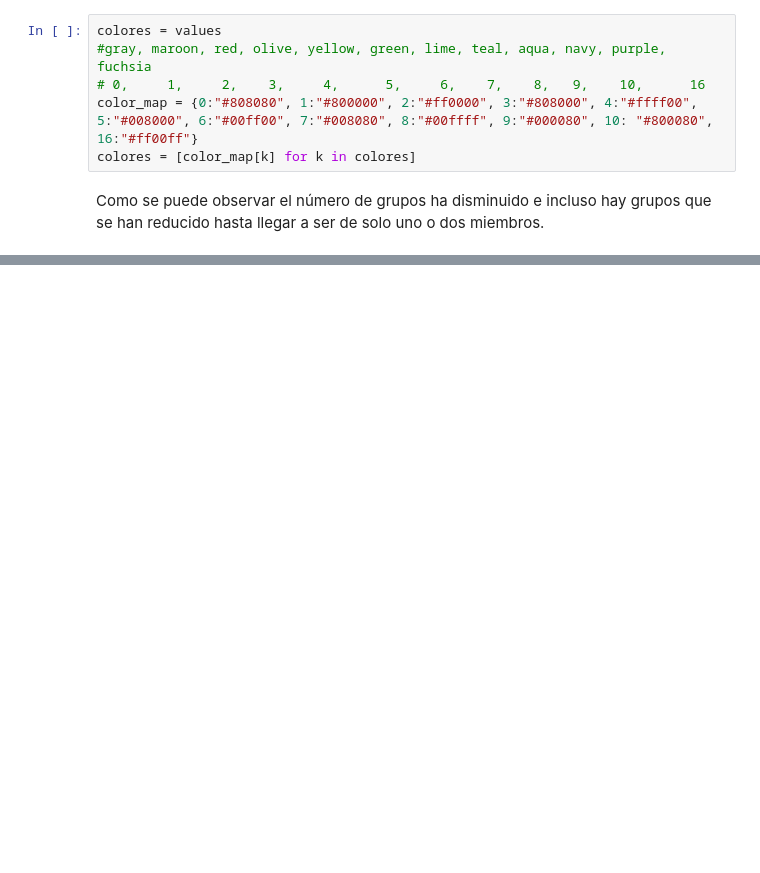
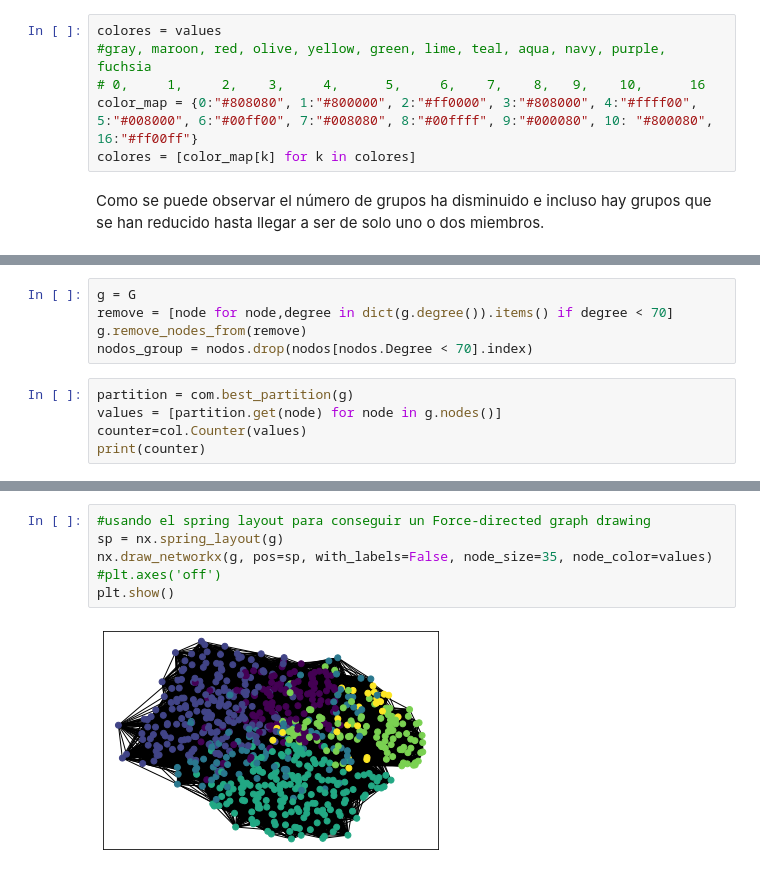
Before and after one commit to AlbertoGarciaDomenech/Practicas-SOC, a Jupyter notebook: Practica1/MarvelCharacters-Copy1.ipynb, the cells around one changed output, grey strips where cells are left out. Cells and saved outputs as stored; diff of their text form; blank space fills up the shorter version.

```diff
--- a/Practica1/MarvelCharacters-Copy1.ipynb
+++ b/Practica1/MarvelCharacters-Copy1.ipynb
@@ -178,0 +272,10 @@ nodos_group.loc[nodos_group['Group'] == 16].sort_values('Degree', ascending = Fa
+# %%
+g = G
+remove = [node for node,degree in dict(g.degree()).items() if degree < 70]
+g.remove_nodes_from(remove)
+nodos_group = nodos.drop(nodos[nodos.Degree < 70].index)
+# %%
+partition = com.best_partition(g)
+values = [partition.get(node) for node in g.nodes()]
+counter=col.Counter(values)
+print(counter)
@@ -178,0 +295,8 @@ nodos_group.loc[nodos_group['Group'] == 16].sort_values('Degree', ascending = Fa
+# %%
+#usando el spring layout para conseguir un Force-directed graph drawing
+sp = nx.spring_layout(g)
+nx.draw_networkx(g, pos=sp, with_labels=False, node_size=35, node_color=values)
+#plt.axes('off')
+plt.show()
+# %% [output]
+[figure, added]
```
Also changed, not shown: parts of 23 cells of this notebook.
